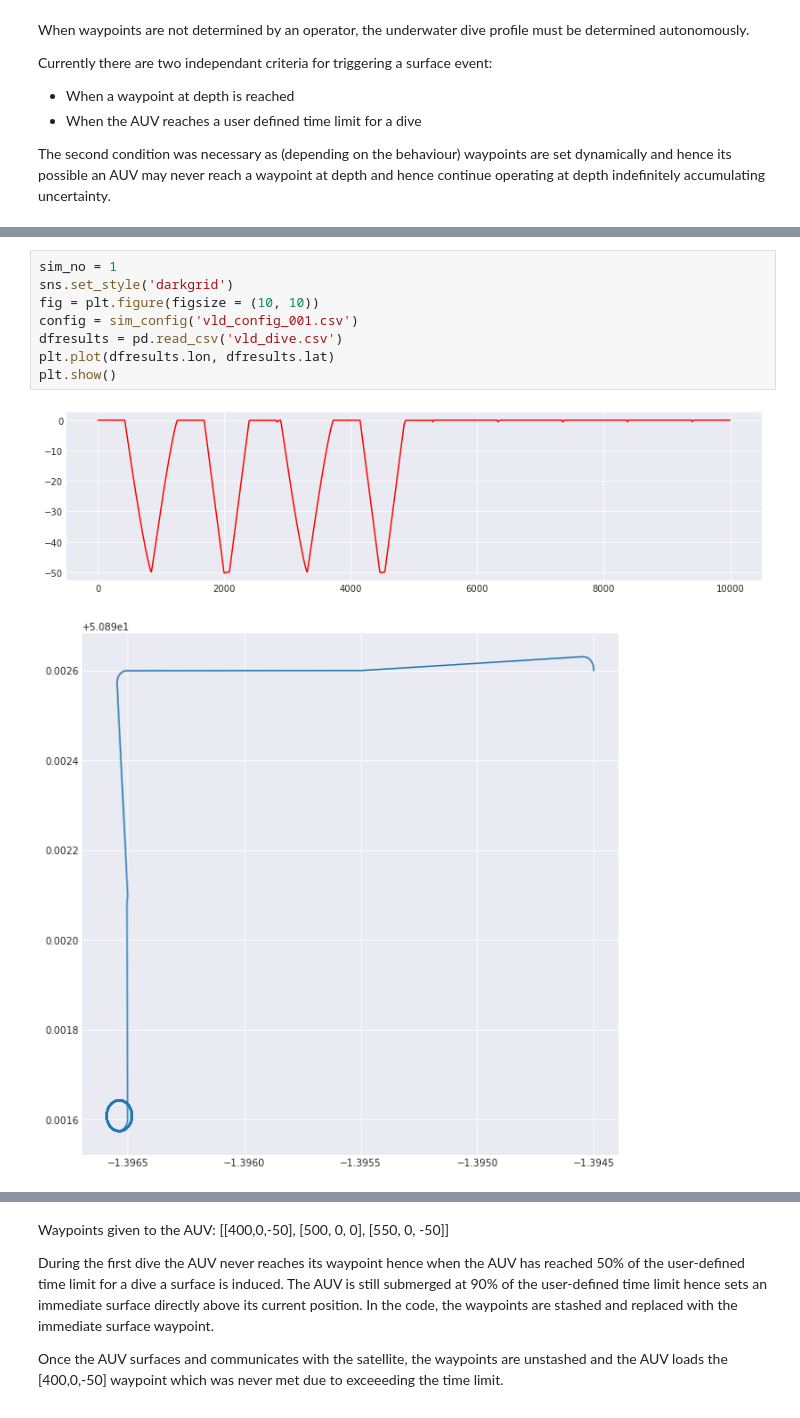
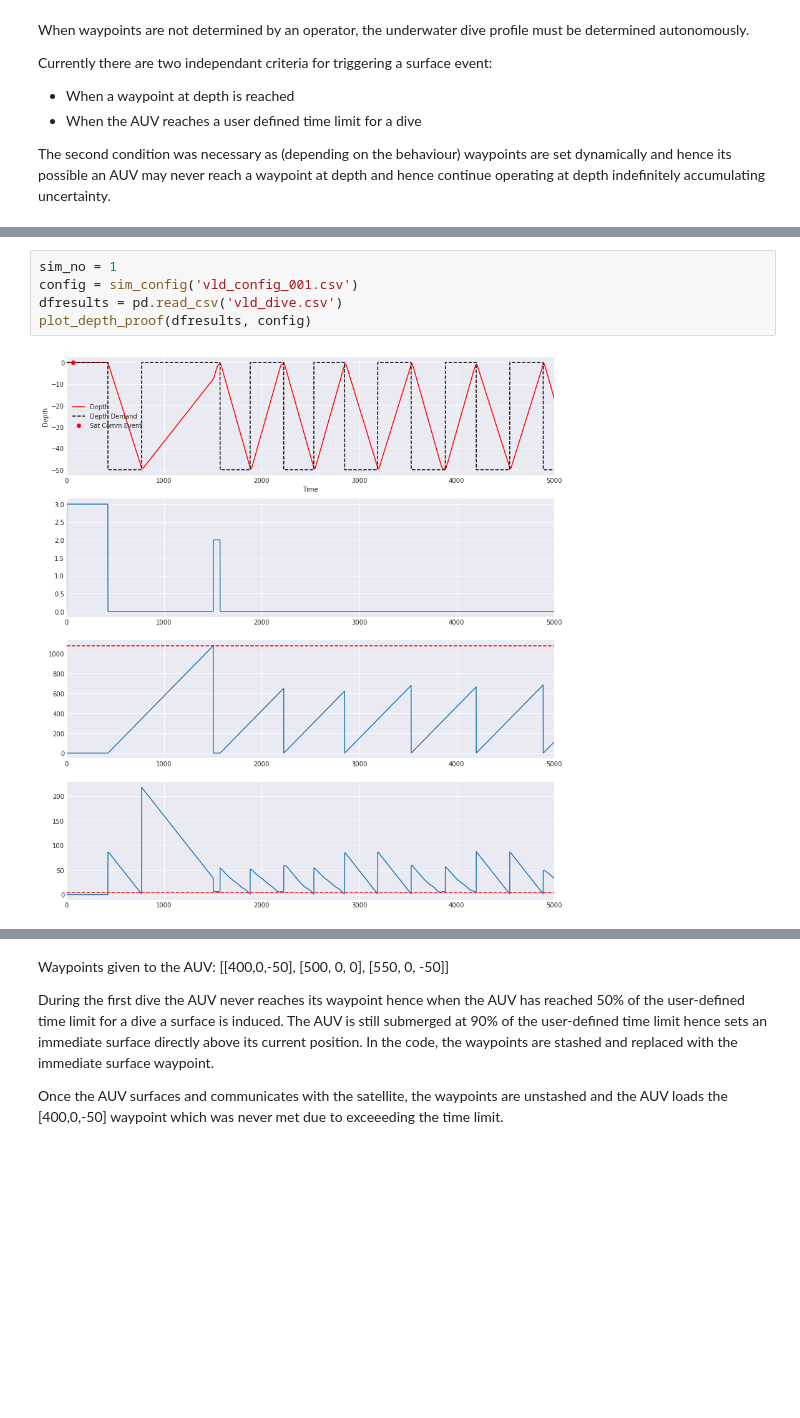
Before and after one commit to tslowndes/AUV, a Jupyter notebook: validation/Proofs.ipynb, the cells around one changed output, grey strips where cells are left out. Drawn from its saved outputs; the diff is of its cells as text; blank space fills up the shorter version.

```diff
--- a/validation/Proofs.ipynb
+++ b/validation/Proofs.ipynb
@@ -23,11 +79,7 @@ The second condition was necessary as (depending on the behaviour) waypoints are
 # %%
 sim_no = 1
-sns.set_style('darkgrid')
-fig = plt.figure(figsize = (10, 10))
 config = sim_config('vld_config_001.csv')
 dfresults = pd.read_csv('vld_dive.csv')
-plt.plot(dfresults.lon, dfresults.lat)
-plt.show()
+plot_depth_proof(dfresults, config)
 # %% [output]
-[figure, old version]
+[figure, new version]
-[figure, removed]
```
Also changed, not shown: parts of 6 cells of this notebook, 11 other files.
